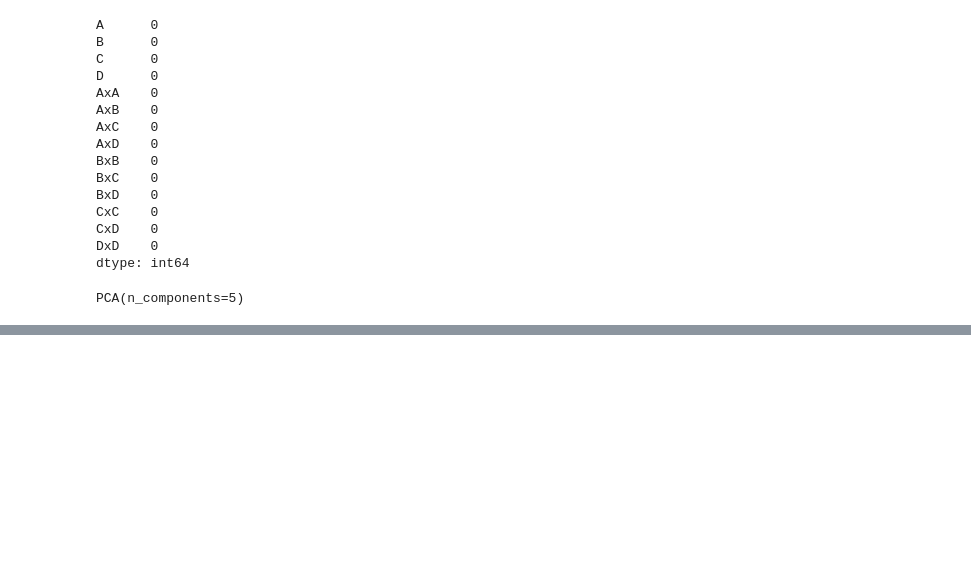
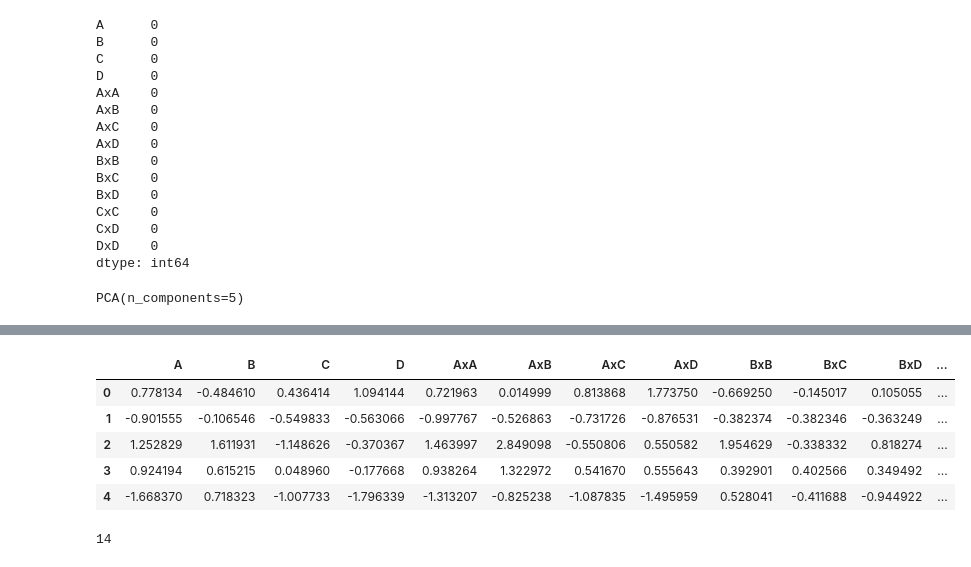
Before and after one commit to Antozamm/1week4, a Jupyter notebook: feat_aug_1.ipynb, the cells around one changed output, grey strips where cells are left out. Cells and saved outputs as stored; diff of their text form; code cells hidden in the pictures; blank space fills up the shorter version.

```diff
--- a/feat_aug_1.ipynb
+++ b/feat_aug_1.ipynb
@@ -105,0 +102,2 @@ PCA(n_components=5)
+# %%
+pca.fit(df2)
@@ -105,0 +128,20 @@ PCA(n_components=5)
+# %%
+norm_scal = StandardScaler()
+# %%
+df3 = pd.DataFrame(index=df2.index, columns=df2.columns)
+# %%
+for col in df2.columns:
+    df3[col] = norm_scal.fit_transform(df2[col].values.reshape(-1,1))
+# %%
+df3.head()
+# %% [output]
+|  | A | B | C | D | AxA | AxB | AxC | AxD | BxB | BxC | BxD | ... |
+| 0 | 0.778134 | -0.484610 | 0.436414 | 1.094144 | 0.721963 | 0.014999 | 0.813868 | 1.773750 | -0.669250 | -0.145017 | 0.105055 | ... |
+| 1 | -0.901555 | -0.106546 | -0.549833 | -0.563066 | -0.997767 | -0.526863 | -0.731726 | -0.876531 | -0.382374 | -0.382346 | -0.363249 | ... |
+| 2 | 1.252829 | 1.611931 | -1.148626 | -0.370367 | 1.463997 | 2.849098 | -0.550806 | 0.550582 | 1.954629 | -0.338332 | 0.818274 | ... |
+| 3 | 0.924194 | 0.615215 | 0.048960 | -0.177668 | 0.938264 | 1.322972 | 0.541670 | 0.555643 | 0.392901 | 0.402566 | 0.349492 | ... |
+| 4 | -1.668370 | 0.718323 | -1.007733 | -1.796339 | -1.313207 | -0.825238 | -1.087835 | -1.495959 | 0.528041 | -0.411688 | -0.944922 | ... |
+# %%
+df3.shape[1]
+# %% [output]
+14
```
Also changed, not shown: parts of 19 cells of this notebook, 2 other files.
